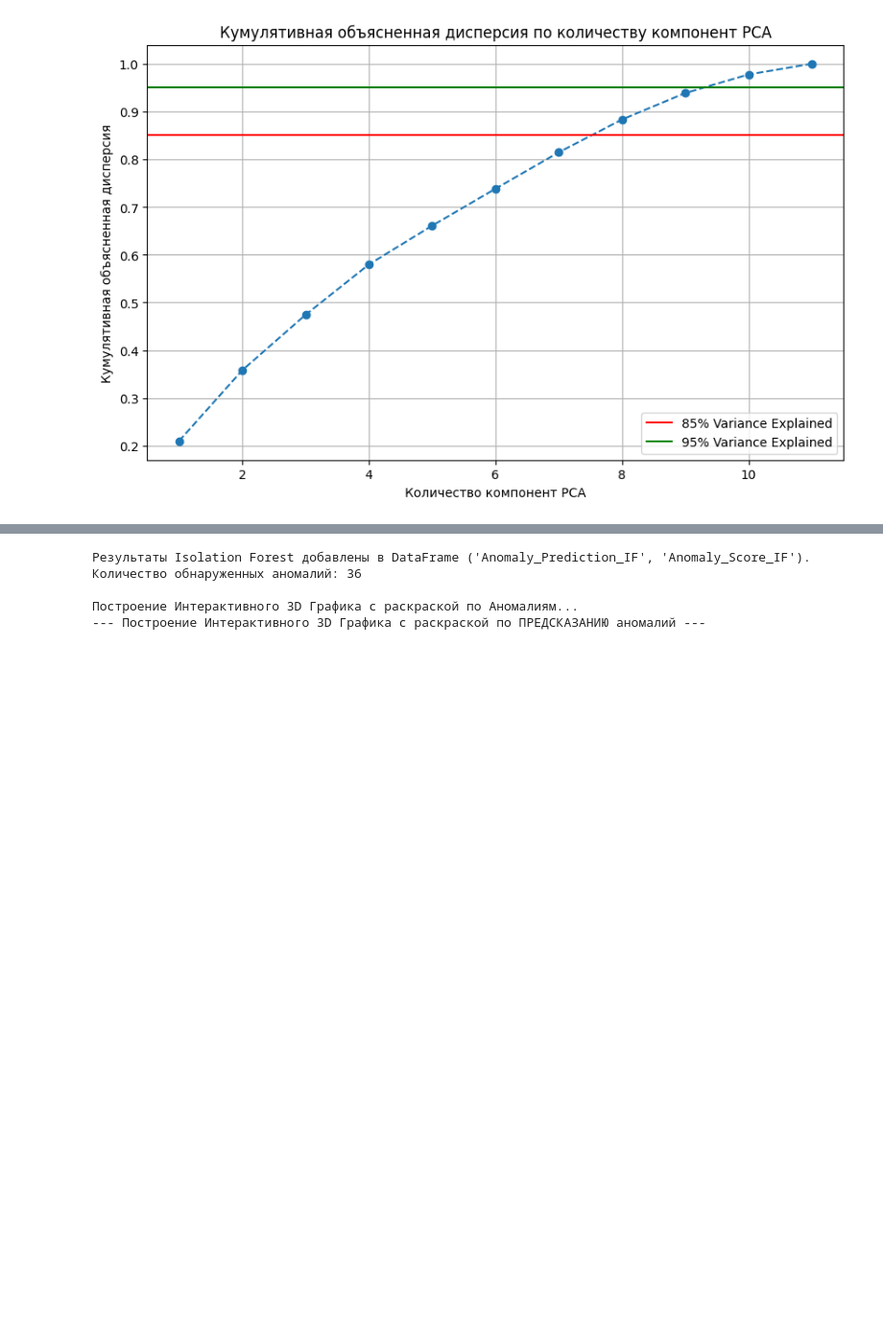
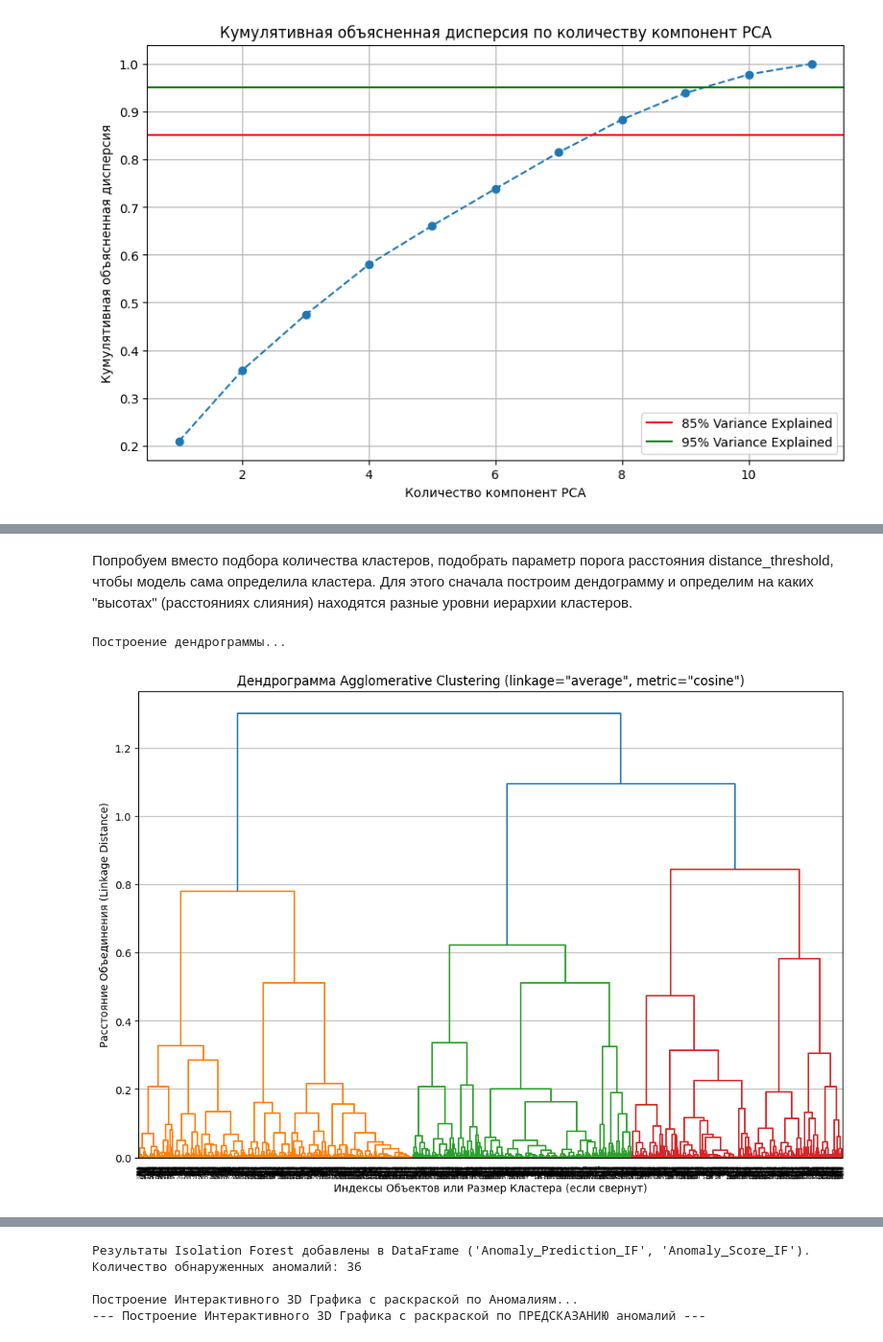
Before and after one commit to vsbank/belhardcourse, a Jupyter notebook: homework6/hw6_Final_Project.ipynb, the cells around one changed output, grey strips where cells are left out. Shown at 96% size. Drawn from its saved outputs; the diff is of its cells as text; code cells hidden in the pictures; blank space fills up the shorter version.

```diff
--- a/homework6/hw6_Final_Project.ipynb
+++ b/homework6/hw6_Final_Project.ipynb
@@ -183,0 +335,34 @@ fig.show()
+# %% [markdown]
+Попробуем вместо подбора количества кластеров, подобрать параметр порога расстояния distance_threshold, чтобы модель сама определила кластера. Для этого сначала построим дендограмму и определим на каких "высотах" (расстояниях слияния) находятся разные уровни иерархии кластеров.
+# %%
+from scipy.cluster.hierarchy import dendrogram, linkage # Функции для иерархической кластеризации и дендрограммы
+
+# путем предварительных экспериментов определены следующие параметры дендограммы
+linkage_type_dendo = 'average' # ('ward', 'complete', 'average', 'single')
+metric_type_dendo = 'cosine' # ('euclidean', 'cosine', etc. - совместимо с linkage)
+
+# Вычисление Матрицы Связей
+# Используем функцию linkage из Scipy на данных X_pca_3d
+# Это основной шаг, который делает AgglomerativeClustering внутри для построения иерархии.
+Z = linkage(X_pca_3d, method=linkage_type_dendo, metric=metric_type_dendo)
+
+# Построение Дендрограммы
+plt.figure(figsize=(12, 8))
+# max_d - ограничивает количество отображаемых уровней/слияний для наглядности
+# orientation - ориентация графика ('top', 'bottom', 'left', 'right')
+dendro = dendrogram(
+    Z,
+    # truncate_mode='lastp', # Опционально: обрезать нижние уровни
+    # p=10, # Опционально: показать только последние 10 объединений (верхние кластеры)
+    orientation='top',
+    # show_contracted=True, # Опционально: показать количество объединенных исходных точек
+    # show_leaf_counts=True, # Опционально: показать количество точек в каждом конечном кластере на верхнем уровне
+)
+plt.title(f'Дендрограмма Agglomerative Clustering (linkage="{linkage_type_dendo}", metric="{metric_type_dendo}")')
+plt.xlabel('Индексы Объектов или Размер Кластера (если свернут)')
+plt.ylabel('Расстояние Объединения (Linkage Distance)')
+plt.grid(axis='y')
+plt.show()
+# %% [output]
+Построение дендрограммы...
+[figure, added]
```
Also changed, not shown: parts of 20 cells of this notebook, 1 other file.
